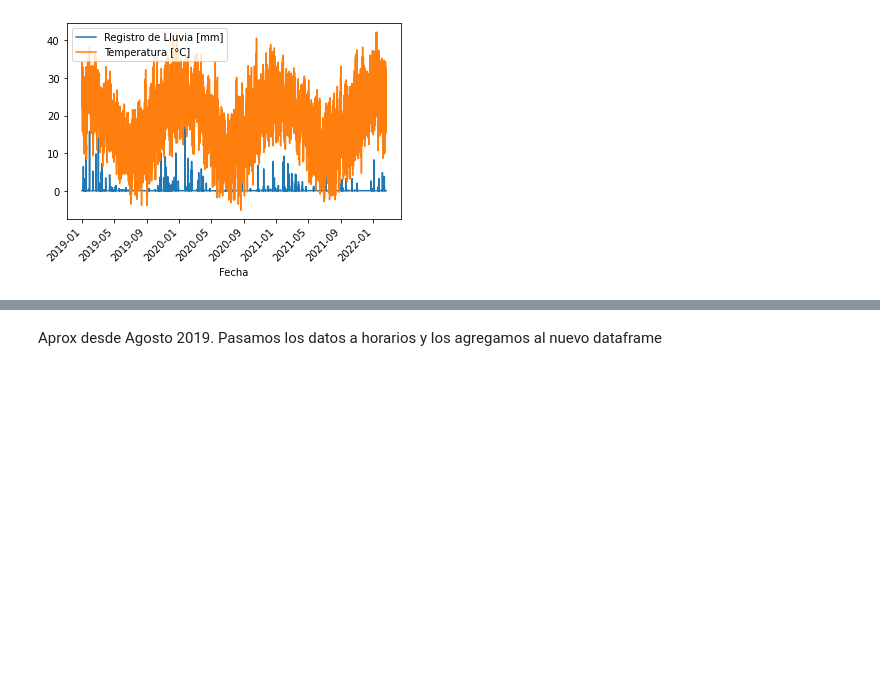
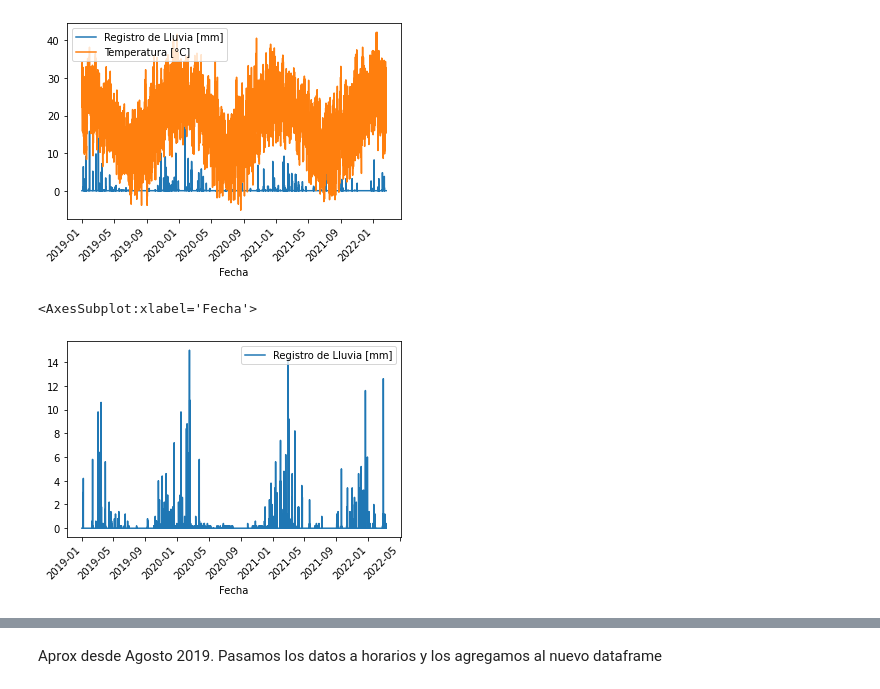
Before and after one commit to JulianGiles/flash_flood_ML, a Jupyter notebook: data_selection_and_comparison.ipynb, the cells around one changed output, grey strips where cells are left out. Drawn from its saved outputs; the diff is of its cells as text; code cells hidden in the pictures; blank space fills up the shorter version.

```diff
--- a/data_selection_and_comparison.ipynb
+++ b/data_selection_and_comparison.ipynb
@@ -292,3 +310,8 @@ datos['Rio Cuarto'].plot(x='Fecha',  y=['Registro de Lluvia [mm]', 'Temperatura
 # %% [output]
 <AxesSubplot:xlabel='Fecha'>
 [figure]
+# %%
+datos['FAV - UNRC'].plot(x='Fecha',  y=['Registro de Lluvia [mm]'], rot=45)
+# %% [output]
+<AxesSubplot:xlabel='Fecha'>
+[figure, added]
```
Also changed, not shown: parts of 4 cells of this notebook, 1 other file.
